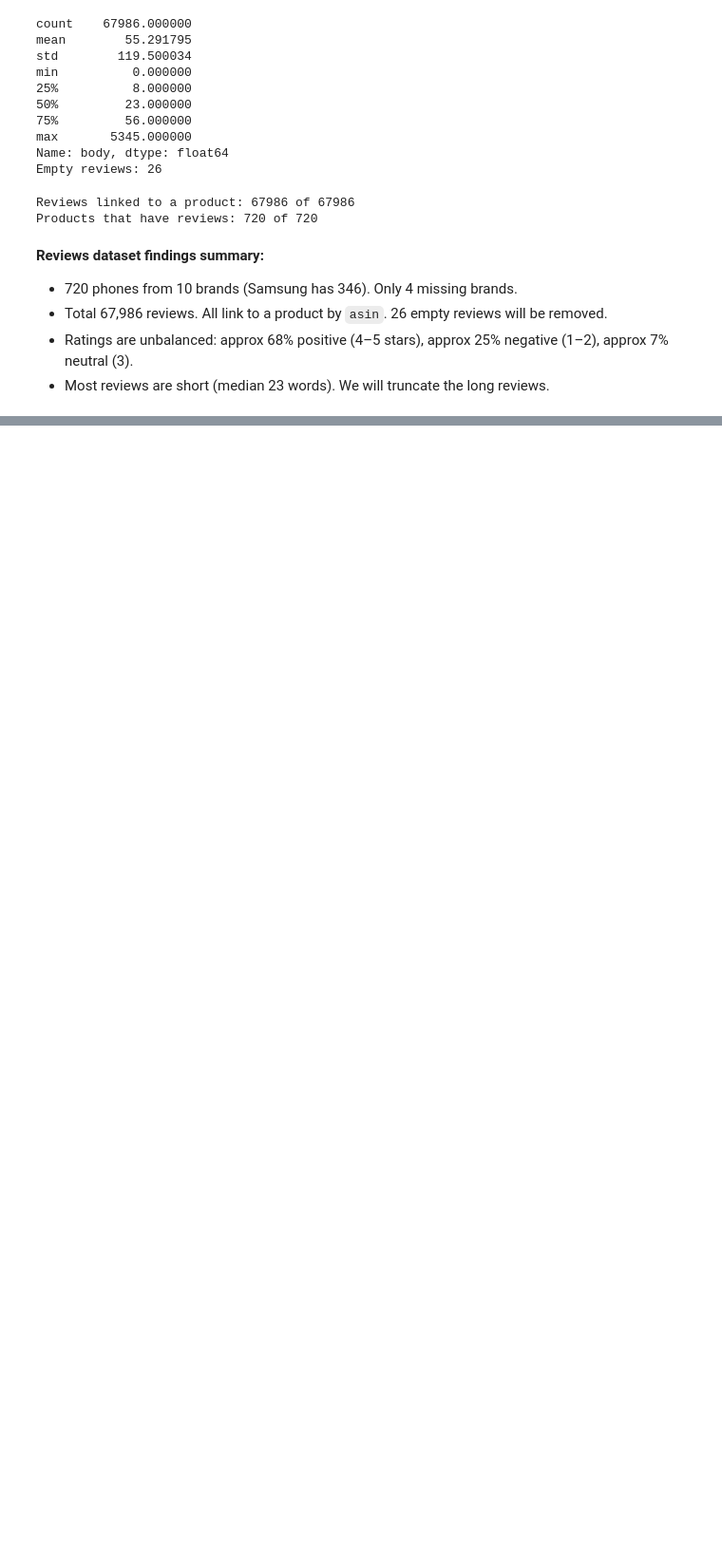
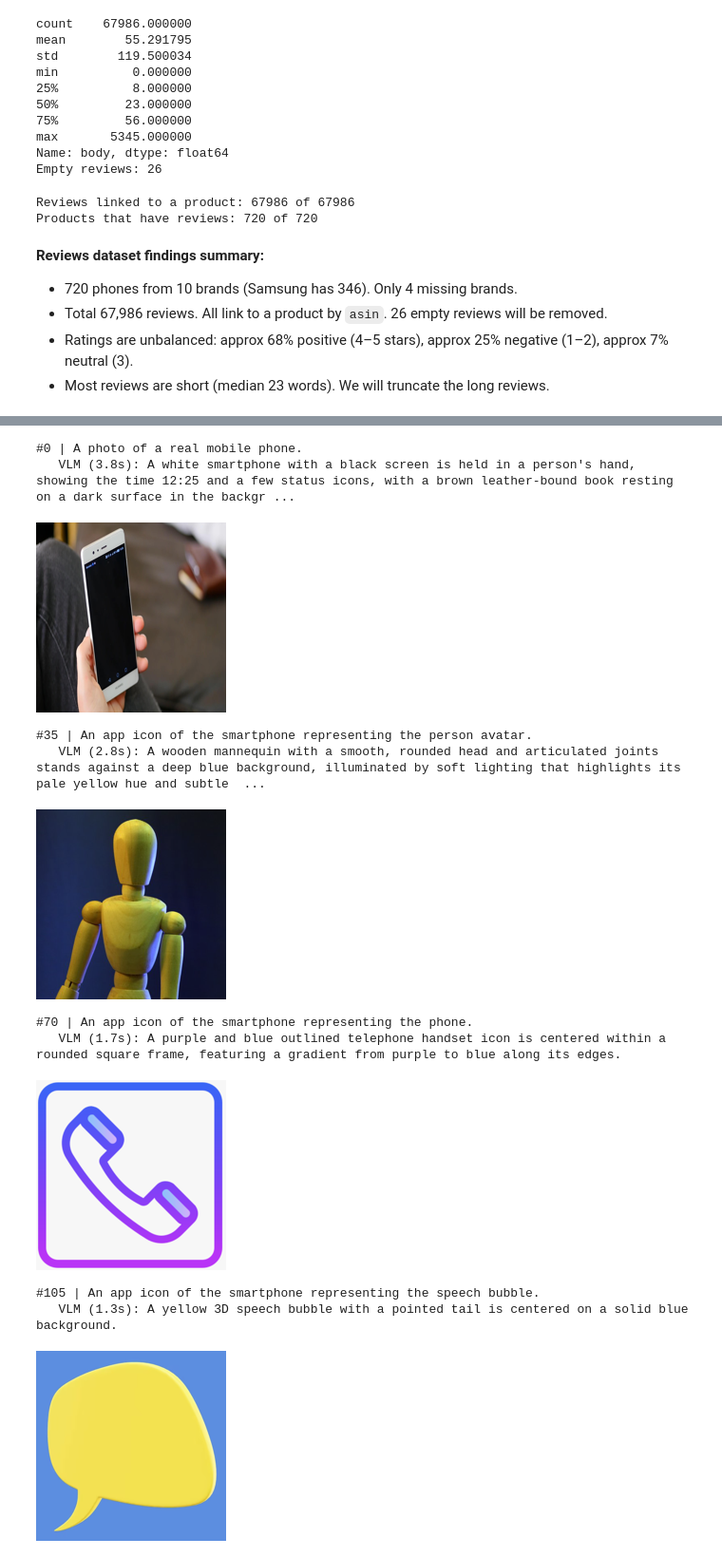
Before and after one commit to TasminaTasin75/COMP6012-Assignment-4-LLM-Ecommerce-Agent, a Jupyter notebook: llm_agent_for_ecom_assignment_4.ipynb, the cells around one changed output, grey strips where cells are left out. Shown at 95% size. Drawn from its saved outputs; the diff is of its cells as text; code cells hidden in the pictures; blank space fills up the shorter version.

Commit message:
Task 1 advertisement Generation - Generated captions for all 140 images using VLM Qwen/Qwen3.5-2B

```diff
--- a/llm_agent_for_ecom_assignment_4.ipynb
+++ b/llm_agent_for_ecom_assignment_4.ipynb
@@ -246,0 +251,19 @@ Products that have reviews: 720 of 720
+# %%
+#Load the VLM and its processor
+from transformers import AutoProcessor, AutoModelForMultimodalLM
+
+VLM_MODEL_ID = "Qwen/Qwen3.5-2B"
+MODEL_DTYPE = torch.float16 if DEVICE == "cuda" else torch.float32
+
+processor = AutoProcessor.from_pretrained(
+    VLM_MODEL_ID,
+    min_pixels=224 * 224,
+    max_pixels=448 * 448,
+)
+vlm_model = AutoModelForMultimodalLM.from_pretrained(
+    VLM_MODEL_ID,
+    dtype=MODEL_DTYPE,
+    device_map=DEVICE,
+)
+vlm_model.eval()
+print("VLM loaded:", VLM_MODEL_ID)
@@ -246,0 +326,31 @@ Products that have reviews: 720 of 720
+# %%
+# Factual prompt, tested on one image per group
+CAPTION_PROMPT = (
+    "Describe only what is visible in this image in one sentence. "
+    "Mention the main object, its colours, and any visible details. "
+    "Do not add opinions or marketing language."
+)
+
+import time
+
+for idx in [0, 35, 70, 105]:      # first image of each group
+    start = time.time()
+    caption = generate_caption_from_image(images[idx]["image"])
+    seconds = time.time() - start # checking the elpsed time for generating the caption
+    print(f"#{idx} | {images[idx]['text']}")
+    print(f"   VLM ({seconds:.1f}s): {caption}\n")
+    image = images[idx]["image"]
+    display(image.resize((200, 200)))
+# %% [output]
+#0 | A photo of a real mobile phone.
+   VLM (3.8s): A white smartphone with a black screen is held in a person's hand, showing the time 12:25 and a few status icons, with a brown leather-bound book resting on a dark surface in the backgr ...
+[figure, added]
+#35 | An app icon of the smartphone representing the person avatar.
+   VLM (2.8s): A wooden mannequin with a smooth, rounded head and articulated joints stands against a deep blue background, illuminated by soft lighting that highlights its pale yellow hue and subtle  ...
+[figure, added]
+#70 | An app icon of the smartphone representing the phone.
+   VLM (1.7s): A purple and blue outlined telephone handset icon is centered within a rounded square frame, featuring a gradient from purple to blue along its edges.
+[figure, added]
+#105 | An app icon of the smartphone representing the speech bubble.
+   VLM (1.3s): A yellow 3D speech bubble with a pointed tail is centered on a solid blue background.
+[figure, added]
```
Also changed, not shown: parts of 8 cells of this notebook.
